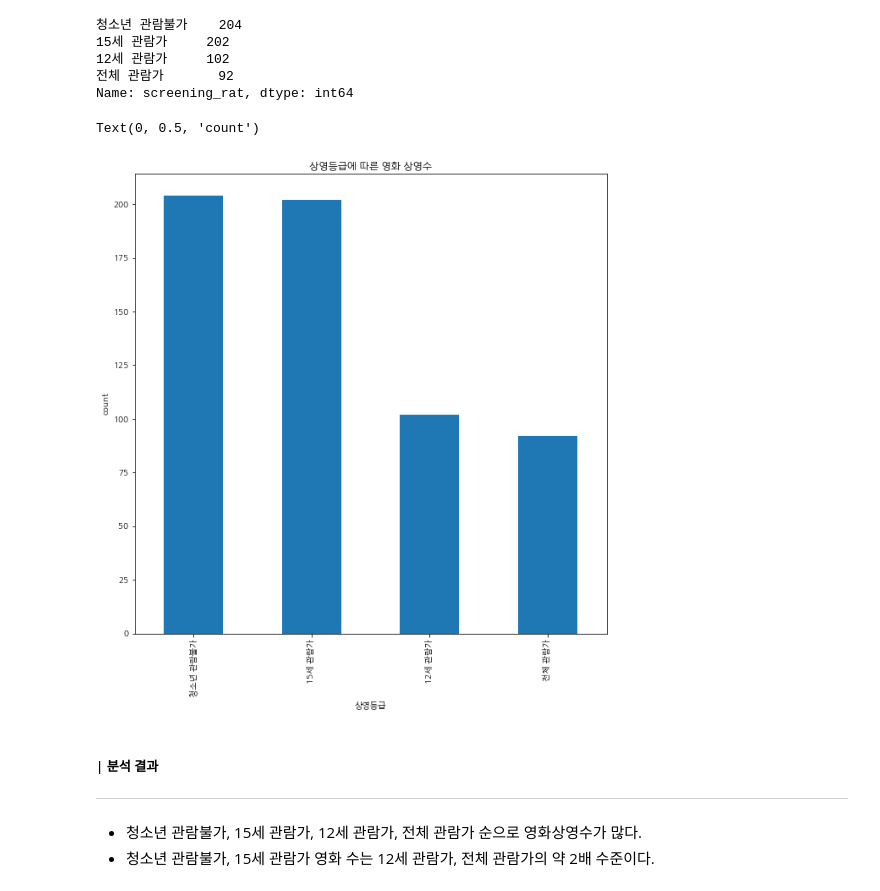
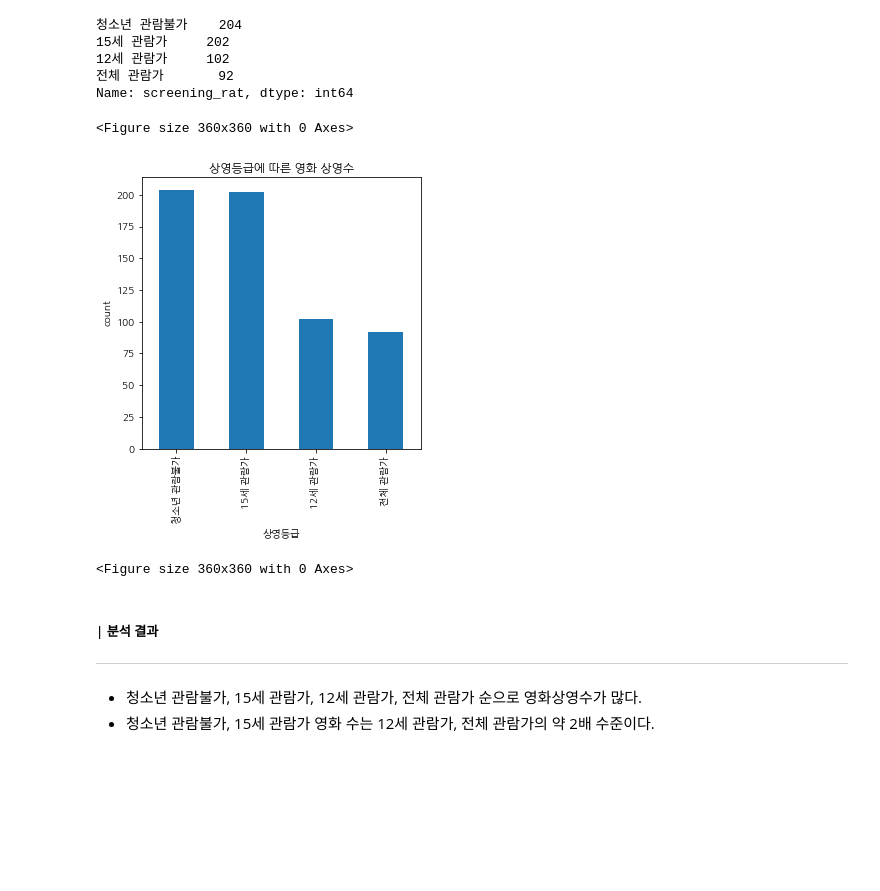
Before and after one commit to lim-jr/ESAA-Submits, a Jupyter notebook: 00_PTKorea제출용_영화관객수예측_최종.ipynb, the cells around one changed output. Cells and saved outputs as stored; diff of their text form; code cells hidden in the pictures; blank space fills up the shorter version.

```diff
--- a/00_PTKorea제출용_영화관객수예측_최종.ipynb
+++ b/00_PTKorea제출용_영화관객수예측_최종.ipynb
@@ -249,7 +249,7 @@ Name: box_off_num, dtype: int64
 genre_aud = train.groupby('genre')['box_off_num'].sum().sort_values(ascending=False)
 df = pd.DataFrame(genre_aud)
 df["genre"]= df.index #genre 열 생성
-plt.rcParams['figure.figsize'] = [10,10]
+plt.rcParams['figure.figsize'] = [5,5]
 ax = plt.subplots()
 ax = sns.barplot(x='genre', y='box_off_num',data = df)
 
@@ -359,7 +359,7 @@ train.head()
 | 4 | 불량남녀 | 쇼박스(주)미디어플렉스 | 코미디 | 2010-11-04 | 108 | 15세 관람가 | 신근호 | 1.00 | ... |
 # %%
 # 감독의 유명도 척도와 관객수의 관계 박스플랏으로 표현
-plt.rcParams['figure.figsize'] = [10, 10]
+plt.rcParams['figure.figsize'] = [5,5]
 bx=plt.subplots()
 bx=sns.boxplot(x='prev_size',y='box_off_num',data= train,order=['1','2','3','4','5'])
 
@@ -387,11 +387,13 @@ Name: screening_rat, dtype: int64
 # %%
 train['screening_rat'].value_counts().plot(kind='bar')
 plt.title('상영등급에 따른 영화 상영수')
 plt.xlabel('상영등급')
 plt.ylabel('count')
+plt.figure(figsize=(5,5))
 # %% [output]
-Text(0, 0.5, 'count')
+<Figure size 360x360 with 0 Axes>
-[figure, old version]
+[figure, new version]
+<Figure size 360x360 with 0 Axes>
 # %% [markdown]
 ##### | 분석 결과
 ___
```
Also changed, not shown: parts of 25 cells of this notebook.
